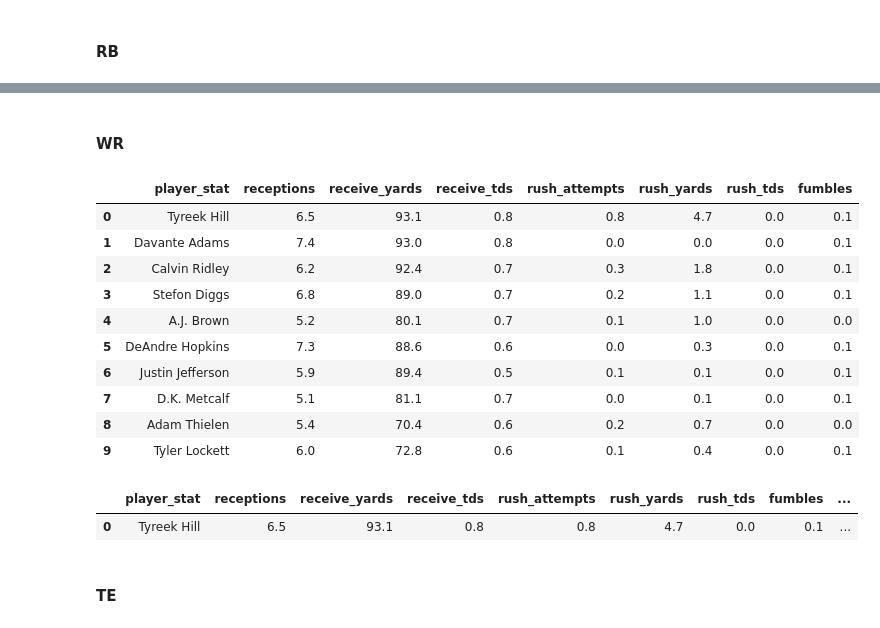
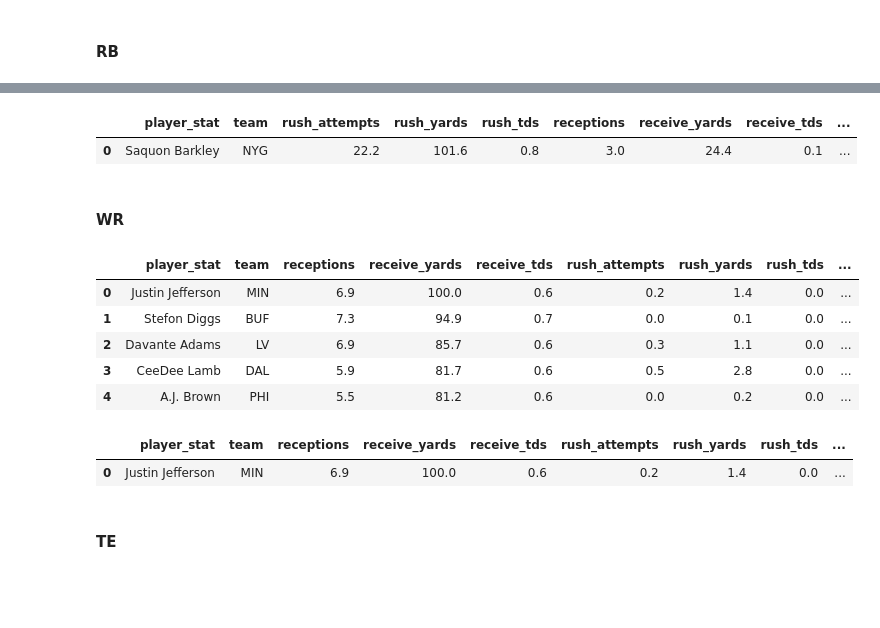
Before and after one commit to DMcDonough26/nfl_dfs_optimizer, a Jupyter notebook: nfl_dfs_optimizer.ipynb, the cells around one changed output, grey strips where cells are left out. Saved outputs shown, nothing was run; the diff lists cells and outputs as text; code cells hidden in the pictures; blank space fills up the shorter version.

```diff
--- a/nfl_dfs_optimizer.ipynb
+++ b/nfl_dfs_optimizer.ipynb
@@ -20,5 +24,8 @@ from pulp import *
 ### 1. Scrape Projections
 # %% [markdown]
 First, I need to scrape a source of fantasy projections. For my purposes, I am going to treat these projections as truth, and determine how to optimally select a lineup that maximizes the number of projected fantasy points.
+# %%
+week = 11
+droplist = ['TEN','GB','KC','LAC','SF','ARI','JAC','MIA','SEA','TB']
 # %% [markdown]
 #### QB Projections
@@ -177,50 +63,18 @@ rb_projections.head(1)
+# %%
+rb_projections['points'] = rb_projections.apply(rb_scoring, args= (scoring_dict,), axis=1)
+rb_projections.head(1)
+# %% [output]
+|  | player_stat | team | rush_attempts | rush_yards | rush_tds | receptions | receive_yards | receive_tds | ... |
+| 0 | Saquon Barkley | NYG | 22.2 | 101.6 | 0.8 | 3.0 | 24.4 | 0.1 | ... |
 # %% [markdown]
 #### WR
-# %%
-def scrape_wr():
-    url = 'https://www.fantasypros.com/nfl/projections/wr.php?week=1'
-    response = requests.get(url)
-    soup = BeautifulSoup(response.text, "html.parser")
-
-    player_stat = []
-    receptions = []
-    receive_yards = []
-    receive_tds = []
-    rush_attempts = []
-    rush_yards = []
-    rush_tds = []
-    fumbles = []
-    for i in range(247):
-        name = len(str(soup.findAll('td')[4+9*i].findAll('a')[0]).split('>')[1])
-        player_stat.append(str(soup.findAll('td')[4+9*i].findAll('a')[0]).split('>')[1][0:name-3])
-        receptions.append(float((str(soup.findAll('td')[5+9*i]).split('>')[1].split('<')[0])))
-        if len(str(soup.findAll('td')[6+9*i]).split('>')[1].split('<')[0]) < 6:
-            receive_yards.append(float((str(soup.findAll('td')[6+9*i]).split('>')[1].split('<')[0])))
-        else:
-            receive_yards.append(float((str(soup.findAll('td')[6+9*i]).split('>')[1].split('<')[0].split(',')[0]+str(soup.findAll('td')[6+9*i]).split('>')[1].split('<')[0].split(',')[1])))
-        receive_tds.append(float((str(soup.findAll('td')[7+9*i]).split('>')[1].split('<')[0])))
-        rush_attempts.append(float((str(soup.findAll('td')[8+9*i]).split('>')[1].split('<')[0])))
-        rush_yards.append(float((str(soup.findAll('td')[9+9*i]).split('>')[1].split('<')[0])))
-        rush_tds.append(float((str(soup.findAll('td')[10+9*i]).split('>')[1].split('<')[0])))
-        fumbles.append(float((str(soup.findAll('td')[11+9*i]).split('>')[1].split('<')[0])))
-
-    wr_projections = pd.DataFrame({'player_stat':player_stat,'receptions':receptions,'receive_yards':receive_yards,
-                                   'receive_tds':receive_tds,'rush_attempts':rush_attempts,'rush_yards':rush_yards,
-                                   'rush_tds':rush_tds,'fumbles':fumbles})
-
-    return wr_projections
 # %%
-wr_projections = scrape_wr()
-wr_projections[0:10]
+wr_projections = scrape_wr(week)
+wr_projections.head()
 # %% [output]
-|  | player_stat | receptions | receive_yards | receive_tds | rush_attempts | rush_yards | rush_tds | fumbles |
-| 0 | Tyreek Hill | 6.5 | 93.1 | 0.8 | 0.8 | 4.7 | 0.0 | 0.1 |
-| 1 | Davante Adams | 7.4 | 93.0 | 0.8 | 0.0 | 0.0 | 0.0 | 0.1 |
-| 2 | Calvin Ridley | 6.2 | 92.4 | 0.7 | 0.3 | 1.8 | 0.0 | 0.1 |
-| 3 | Stefon Diggs | 6.8 | 89.0 | 0.7 | 0.2 | 1.1 | 0.0 | 0.1 |
-| 4 | A.J. Brown | 5.2 | 80.1 | 0.7 | 0.1 | 1.0 | 0.0 | 0.0 |
-| 5 | DeAndre Hopkins | 7.3 | 88.6 | 0.6 | 0.0 | 0.3 | 0.0 | 0.1 |
-| 6 | Justin Jefferson | 5.9 | 89.4 | 0.5 | 0.1 | 0.1 | 0.0 | 0.1 |
-| 7 | D.K. Metcalf | 5.1 | 81.1 | 0.7 | 0.0 | 0.1 | 0.0 | 0.1 |
-| 8 | Adam Thielen | 5.4 | 70.4 | 0.6 | 0.2 | 0.7 | 0.0 | 0.0 |
-| 9 | Tyler Lockett | 6.0 | 72.8 | 0.6 | 0.1 | 0.4 | 0.0 | 0.1 |
+|  | player_stat | team | receptions | receive_yards | receive_tds | rush_attempts | rush_yards | rush_tds | ... |
+| 0 | Justin Jefferson | MIN | 6.9 | 100.0 | 0.6 | 0.2 | 1.4 | 0.0 | ... |
+| 1 | Stefon Diggs | BUF | 7.3 | 94.9 | 0.7 | 0.0 | 0.1 | 0.0 | ... |
+| 2 | Davante Adams | LV | 6.9 | 85.7 | 0.6 | 0.3 | 1.1 | 0.0 | ... |
+| 3 | CeeDee Lamb | DAL | 5.9 | 81.7 | 0.6 | 0.5 | 2.8 | 0.0 | ... |
+| 4 | A.J. Brown | PHI | 5.5 | 81.2 | 0.6 | 0.0 | 0.2 | 0.0 | ... |
@@ -236,7 +81,8 @@ wr_projections['points'] = wr_projections.apply(wr_scoring, args= (scoring_dict,
-# %%
-wr_projections.head(1)
-# %% [output]
-|  | player_stat | receptions | receive_yards | receive_tds | rush_attempts | rush_yards | rush_tds | fumbles | ... |
-| 0 | Tyreek Hill | 6.5 | 93.1 | 0.8 | 0.8 | 4.7 | 0.0 | 0.1 | ... |
+# %%
+wr_projections['points'] = wr_projections.apply(wr_scoring, args= (scoring_dict,), axis=1)
+wr_projections.head(1)
+# %% [output]
+|  | player_stat | team | receptions | receive_yards | receive_tds | rush_attempts | rush_yards | rush_tds | ... |
+| 0 | Justin Jefferson | MIN | 6.9 | 100.0 | 0.6 | 0.2 | 1.4 | 0.0 | ... |
 # %% [markdown]
 #### TE
```
Also changed, not shown: parts of 47 cells of this notebook, 4 other files.
